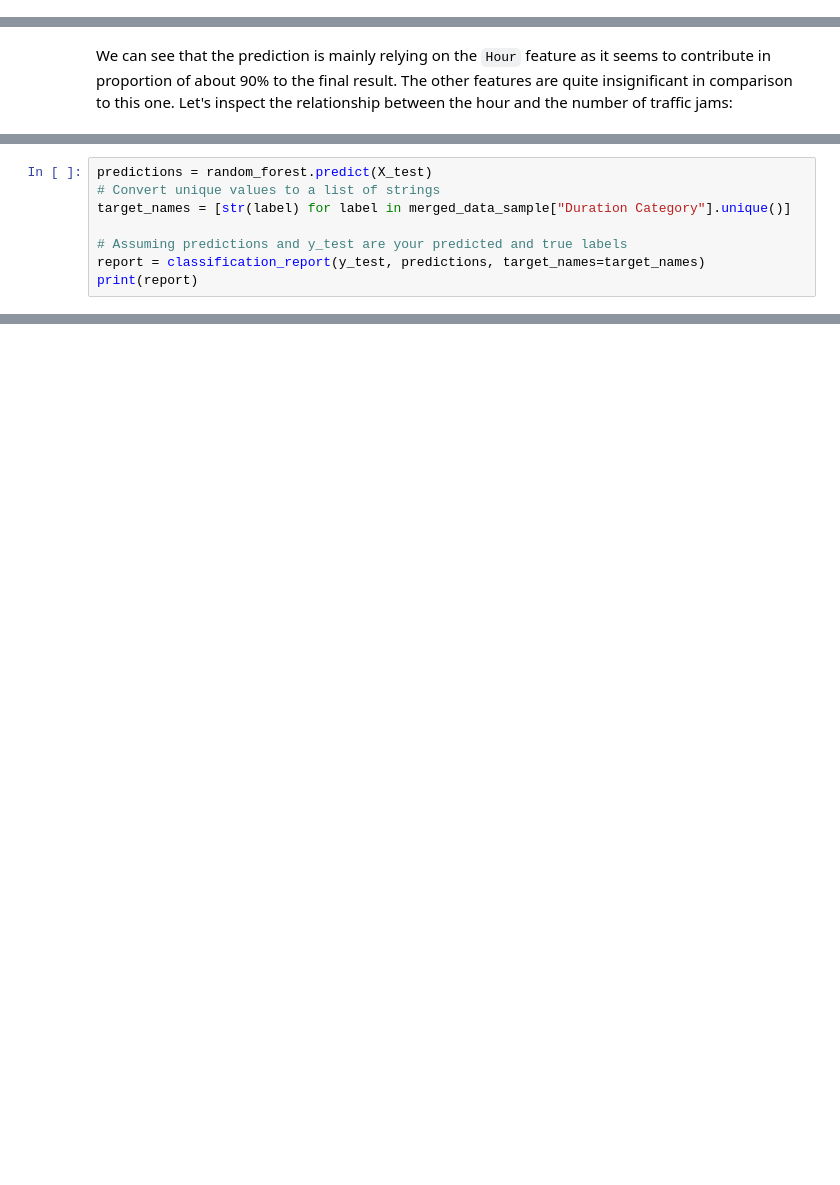
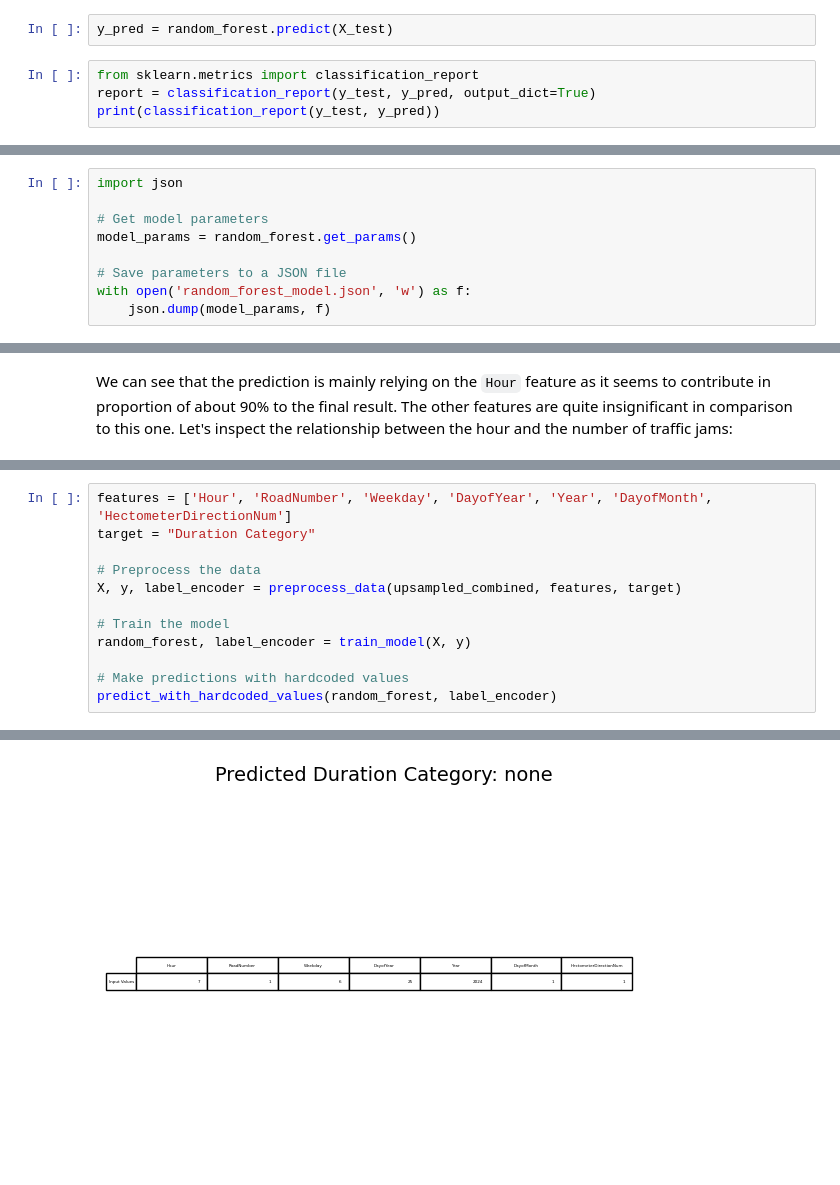
Before and after one commit to mhristev/TodayAI, a Jupyter notebook: MainFileNew.ipynb, the cells around one changed output, grey strips where cells are left out. Cells and saved outputs as stored; diff of their text form; blank space fills up the shorter version.

```diff
--- a/MainFileNew.ipynb
+++ b/MainFileNew.ipynb
@@ -881,0 +1091,6 @@ Intel(R) Extension for Scikit-learn* enabled (https://github.com/intel/scikit-le
+# %%
+y_pred = random_forest.predict(X_test)
+# %%
+from sklearn.metrics import classification_report
+report = classification_report(y_test, y_pred, output_dict=True)
+print(classification_report(y_test, y_pred))
@@ -882,3 +1118,12 @@ Intel(R) Extension for Scikit-learn* enabled (https://github.com/intel/scikit-le
+# %%
+import json
+
+# Get model parameters
+model_params = random_forest.get_params()
+
+# Save parameters to a JSON file
+with open('random_forest_model.json', 'w') as f:
+    json.dump(model_params, f)
 # %% [markdown]
 ### Evaluation
 # %%
@@ -898,8 +1138,0 @@ As expected, it seems that most traffic jams happen during the morning, mainly b
-# %%
-predictions = random_forest.predict(X_test)
-# Convert unique values to a list of strings
-target_names = [str(label) for label in merged_data_sample["Duration Category"].unique()]
-
-# Assuming predictions and y_test are your predicted and true labels
-report = classification_report(y_test, predictions, target_names=target_names)
-print(report)
@@ -962,0 +1214,13 @@ Name: count, dtype: int64
+# %%
+features = ['Hour', 'RoadNumber', 'Weekday', 'DayofYear', 'Year', 'DayofMonth', 'HectometerDirectionNum']
+target = "Duration Category"
+
+# Preprocess the data
+X, y, label_encoder = preprocess_data(upsampled_combined, features, target)
+
+# Train the model
+random_forest, label_encoder = train_model(X, y)
+
+# Make predictions with hardcoded values
+predict_with_hardcoded_values(random_forest, label_encoder)
+# %% [output]
@@ -962,0 +1241 @@ Name: count, dtype: int64
+[figure, added]
```
Also changed, not shown: parts of 117 cells of this notebook.
